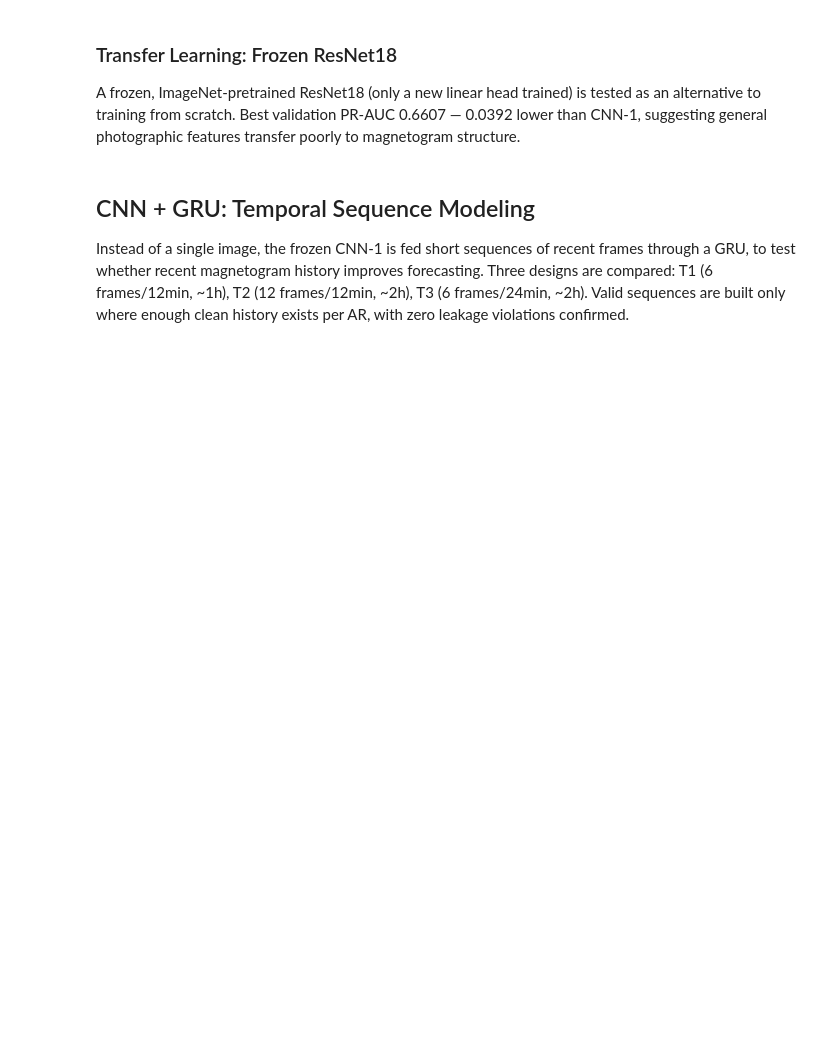
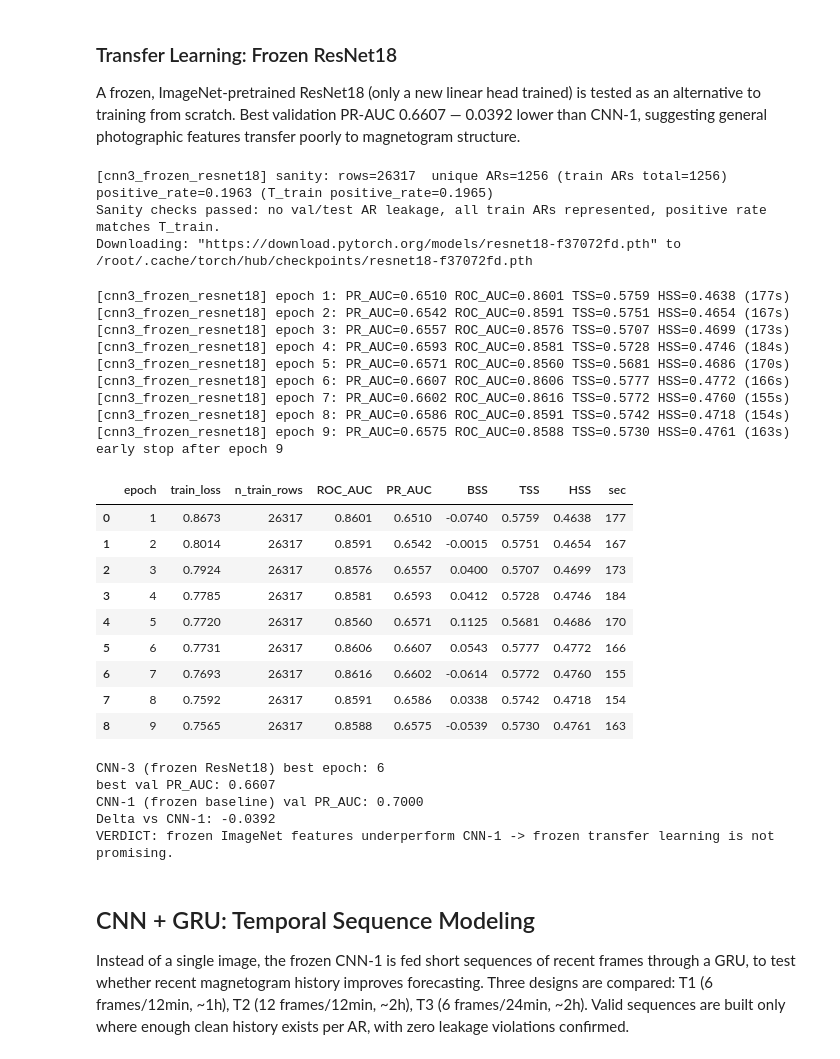
Before and after one commit to EsayasDS/Solar-flare-forecasting, a Jupyter notebook: solar-flare-forecasting.ipynb, the cells around one changed output. Drawn from its saved outputs; the diff is of its cells as text; code cells hidden in the pictures; blank space fills up the shorter version.

```diff
--- a/solar-flare-forecasting.ipynb
+++ b/solar-flare-forecasting.ipynb
@@ -1645,7 +1743,7 @@ class ResNet18Frozen(nn.Module):
         for p in backbone.parameters():
             p.requires_grad = False
         backbone.eval()
-        self.backbone = backbone
+        self.backbone = backbone-
         self.head = nn.Linear(512, 1)
 
     def forward(self, x):
@@ -1705,33 +1803,62 @@ for epoch in range(1, CNN3_CFG["max_epochs"] + 1):
         losses.append(loss.item())
     yv, pv = run_val(model3, val_dl_imagenet)
     thr = best_tss_threshold(yv, pv)
     rep = full_report(yv, pv, thr)
     rep.update(train_loss=float(np.mean(losses)), epoch=epoch, n_train_rows=len(etab), sec=round(time.time() - t0))
     hist3.append(rep)
     print(f"[cnn3_frozen_resnet18] epoch {epoch}: PR_AUC={rep['PR_AUC']:.4f} ROC_AUC={rep['ROC_AUC']:.4f} "
           f"TSS={rep['TSS']:.4f} HSS={rep['HSS']:.4f} ({rep['sec']}s)")
     if rep["PR_AUC"] > best_pr3:
         best_pr3, best_ep3, pat3 = rep["PR_AUC"], epoch, CNN3_CFG["early_stop_patience"]
         torch.save({"model_state": model3.state_dict(), "epoch": epoch, "val_report": rep,
                     "threshold": thr, "cfg": CNN3_CFG}, CNN3_CFG["checkpoint_path"])
     else:
         pat3 -= 1
         if pat3 <= 0:
             print(f"early stop after epoch {epoch}"); break
 
 cnn3_history = pd.DataFrame(hist3)
 display(cnn3_history[["epoch", "train_loss", "n_train_rows", "ROC_AUC", "PR_AUC", "BSS", "TSS", "HSS", "sec"]].round(4))
 print(f"\nCNN-3 (frozen ResNet18) best epoch: {best_ep3}")
 print(f"best val PR_AUC: {best_pr3:.4f}")
 print(f"CNN-1 (frozen baseline) val PR_AUC: {best_prauc:.4f}")
 delta3 = best_pr3 - best_prauc
 print(f"Delta vs CNN-1: {delta3:+.4f}")
 if delta3 > 0.01:
     print("VERDICT: frozen ImageNet features meaningfully outperform CNN-1 -> worth trying fine-tuning next.")
 elif delta3 < -0.01:
     print("VERDICT: frozen ImageNet features underperform CNN-1 -> frozen transfer learning is not promising.")
 else:
     print("VERDICT: no meaningful difference from frozen ImageNet features -> reportable null result.")
+# %% [output]
+[cnn3_frozen_resnet18] sanity: rows=26317  unique ARs=1256 (train ARs total=1256)  positive_rate=0.1963 (T_train positive_rate=0.1965)
+Sanity checks passed: no val/test AR leakage, all train ARs represented, positive rate matches T_train.
+Downloading: "https://download.pytorch.org/models/resnet18-f37072fd.pth" to /root/.cache/torch/hub/checkpoints/resnet18-f37072fd.pth
+[cnn3_frozen_resnet18] epoch 1: PR_AUC=0.6510 ROC_AUC=0.8601 TSS=0.5759 HSS=0.4638 (177s)
+[cnn3_frozen_resnet18] epoch 2: PR_AUC=0.6542 ROC_AUC=0.8591 TSS=0.5751 HSS=0.4654 (167s)
+[cnn3_frozen_resnet18] epoch 3: PR_AUC=0.6557 ROC_AUC=0.8576 TSS=0.5707 HSS=0.4699 (173s)
+[cnn3_frozen_resnet18] epoch 4: PR_AUC=0.6593 ROC_AUC=0.8581 TSS=0.5728 HSS=0.4746 (184s)
+[cnn3_frozen_resnet18] epoch 5: PR_AUC=0.6571 ROC_AUC=0.8560 TSS=0.5681 HSS=0.4686 (170s)
+[cnn3_frozen_resnet18] epoch 6: PR_AUC=0.6607 ROC_AUC=0.8606 TSS=0.5777 HSS=0.4772 (166s)
+[cnn3_frozen_resnet18] epoch 7: PR_AUC=0.6602 ROC_AUC=0.8616 TSS=0.5772 HSS=0.4760 (155s)
+[cnn3_frozen_resnet18] epoch 8: PR_AUC=0.6586 ROC_AUC=0.8591 TSS=0.5742 HSS=0.4718 (154s)
+[cnn3_frozen_resnet18] epoch 9: PR_AUC=0.6575 ROC_AUC=0.8588 TSS=0.5730 HSS=0.4761 (163s)
+early stop after epoch 9
+|  | epoch | train_loss | n_train_rows | ROC_AUC | PR_AUC | BSS | TSS | HSS | sec |
+| 0 | 1 | 0.8673 | 26317 | 0.8601 | 0.6510 | -0.0740 | 0.5759 | 0.4638 | 177 |
+| 1 | 2 | 0.8014 | 26317 | 0.8591 | 0.6542 | -0.0015 | 0.5751 | 0.4654 | 167 |
+| 2 | 3 | 0.7924 | 26317 | 0.8576 | 0.6557 | 0.0400 | 0.5707 | 0.4699 | 173 |
+| 3 | 4 | 0.7785 | 26317 | 0.8581 | 0.6593 | 0.0412 | 0.5728 | 0.4746 | 184 |
+| 4 | 5 | 0.7720 | 26317 | 0.8560 | 0.6571 | 0.1125 | 0.5681 | 0.4686 | 170 |
+| 5 | 6 | 0.7731 | 26317 | 0.8606 | 0.6607 | 0.0543 | 0.5777 | 0.4772 | 166 |
+| 6 | 7 | 0.7693 | 26317 | 0.8616 | 0.6602 | -0.0614 | 0.5772 | 0.4760 | 155 |
+| 7 | 8 | 0.7592 | 26317 | 0.8591 | 0.6586 | 0.0338 | 0.5742 | 0.4718 | 154 |
+| 8 | 9 | 0.7565 | 26317 | 0.8588 | 0.6575 | -0.0539 | 0.5730 | 0.4761 | 163 |
+CNN-3 (frozen ResNet18) best epoch: 6
+best val PR_AUC: 0.6607
+CNN-1 (frozen baseline) val PR_AUC: 0.7000
+Delta vs CNN-1: -0.0392
+VERDICT: frozen ImageNet features underperform CNN-1 -> frozen transfer learning is not promising.
 # %% [markdown]
 ## CNN + GRU: Temporal Sequence Modeling
 
```
Also changed, not shown: parts of 38 cells of this notebook.
